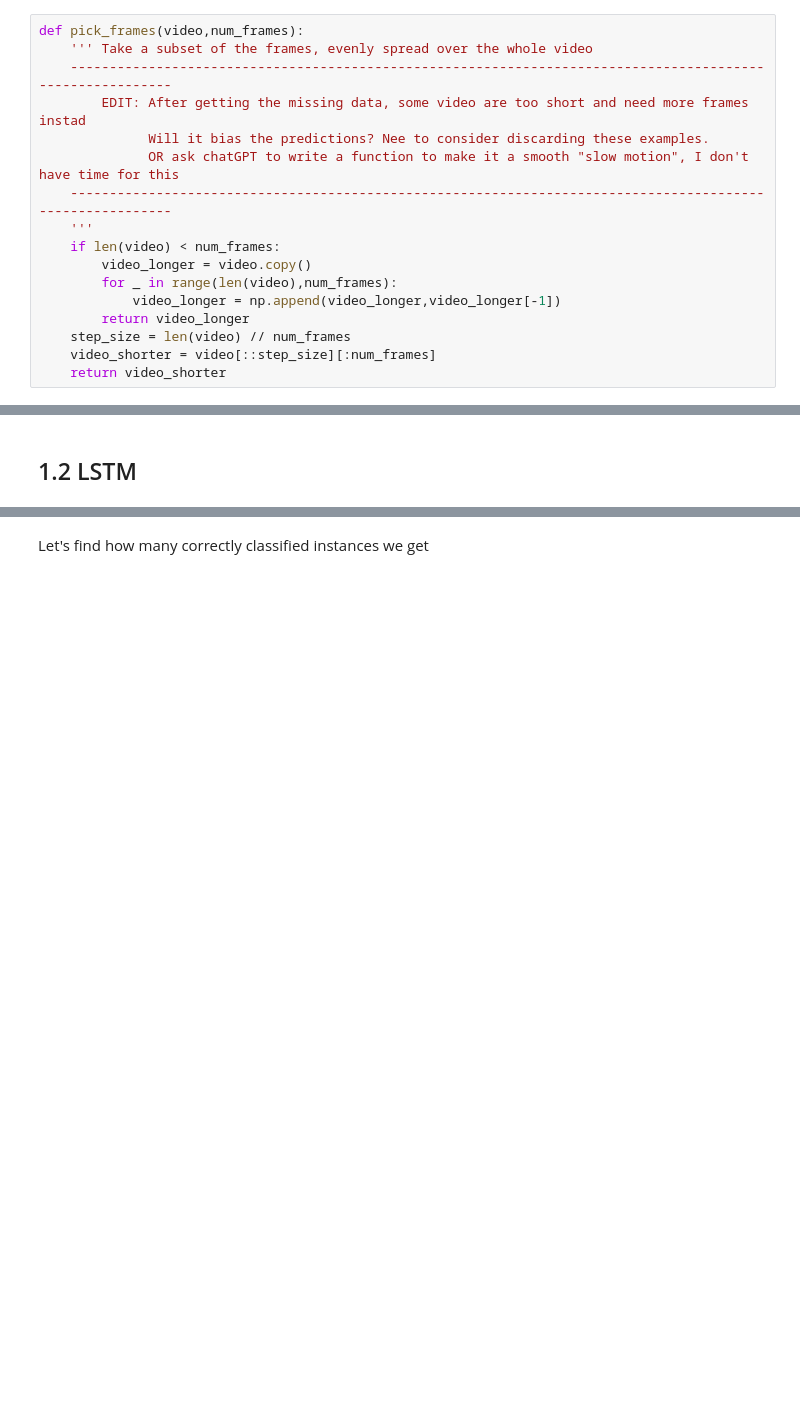
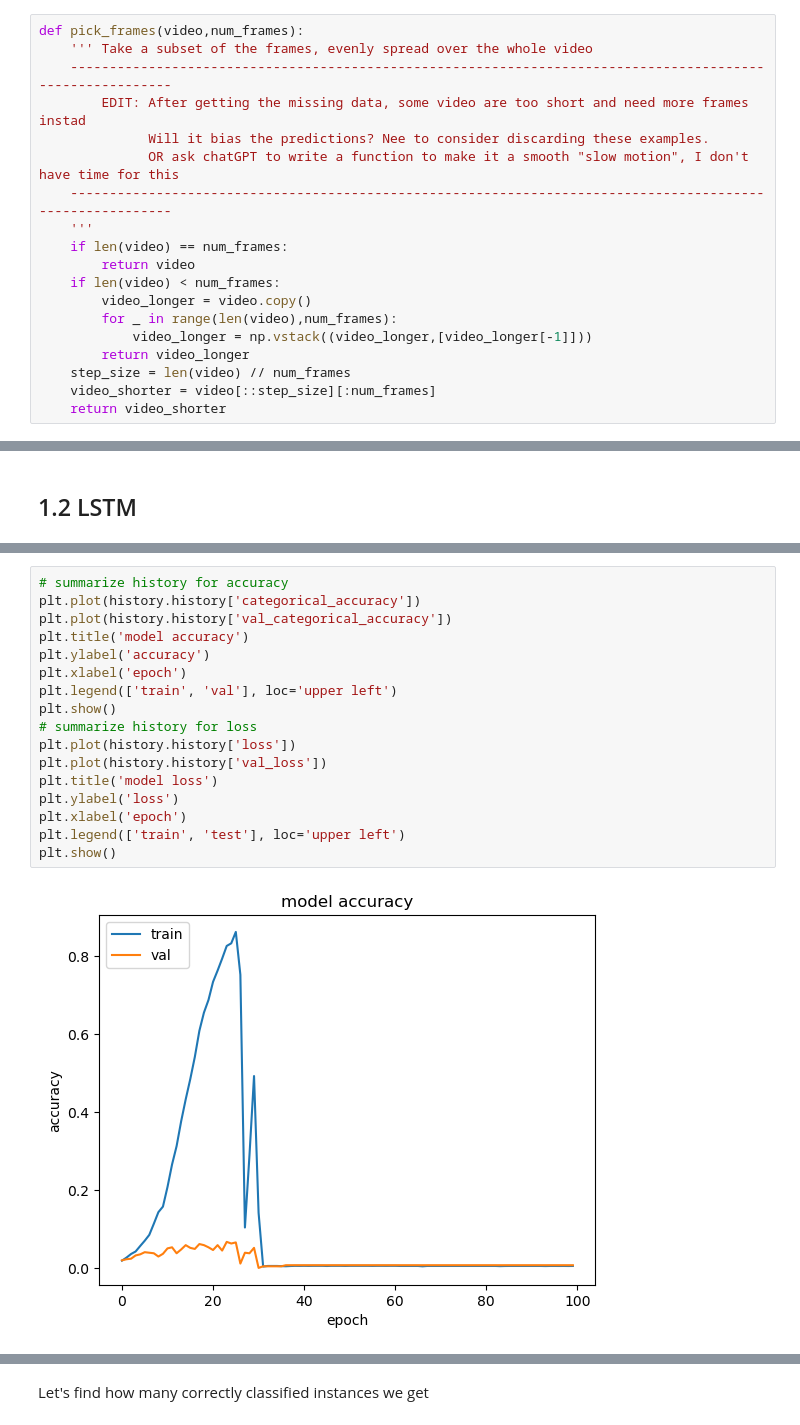
Before and after one commit to Oren93/sign_to_text, a Jupyter notebook: 05_model_evaluation.ipynb, the cells around one changed output, grey strips where cells are left out. Cells and saved outputs as stored; diff of their text form; blank space fills up the shorter version.

```diff
--- a/05_model_evaluation.ipynb
+++ b/05_model_evaluation.ipynb
@@ -84,10 +84,12 @@ def pick_frames(video,num_frames):
               OR ask chatGPT to write a function to make it a smooth "slow motion", I don't have time for this
     ----------------------------------------------------------------------------------------------------------
     '''
+    if len(video) == num_frames:
+        return video
     if len(video) < num_frames:
         video_longer = video.copy()
         for _ in range(len(video),num_frames):
-            video_longer = np.append(video_longer,video_longer[-1])
+            video_longer = np.vstack((video_longer,[video_longer[-1]]))
         return video_longer
     step_size = len(video) // num_frames
     video_shorter = video[::step_size][:num_frames]
@@ -192,0 +241,19 @@ AttributeError: module 'tensorflow.keras' has no attribute 'saving'
+# %%
+# summarize history for accuracy
+plt.plot(history.history['categorical_accuracy'])
+plt.plot(history.history['val_categorical_accuracy'])
+plt.title('model accuracy')
+plt.ylabel('accuracy')
+plt.xlabel('epoch')
+plt.legend(['train', 'val'], loc='upper left')
+plt.show()
+# summarize history for loss
+plt.plot(history.history['loss'])
+plt.plot(history.history['val_loss'])
+plt.title('model loss')
+plt.ylabel('loss')
+plt.xlabel('epoch')
+plt.legend(['train', 'test'], loc='upper left')
+plt.show()
+# %% [output]
+[figure, added]
```
Also changed, not shown: parts of 15 cells of this notebook, 8 other files.
